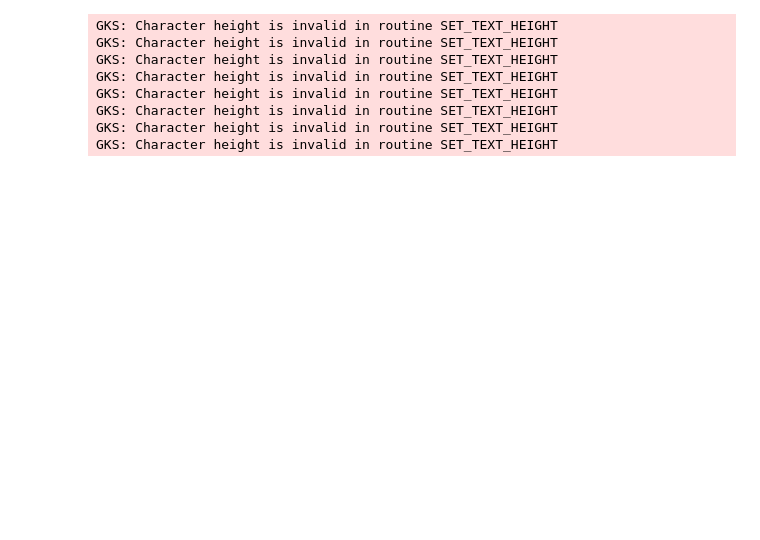
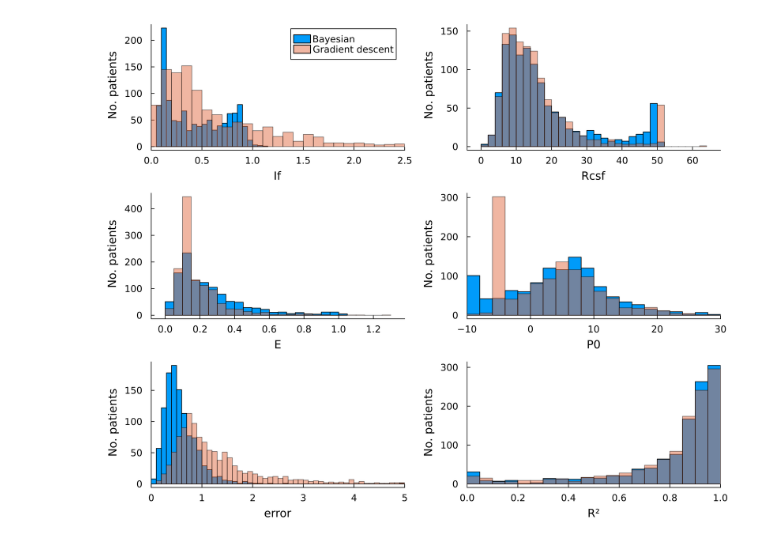
Before and after one commit to jeremi-chabros/CSF-dynamics, a Jupyter notebook: plot_histogram_icp2022.ipynb, the cells around one changed output. Saved outputs shown, nothing was run; the diff lists cells and outputs as text; code cells hidden in the pictures; blank space fills up the shorter version.

```diff
--- a/plot_histogram_icp2022.ipynb
+++ b/plot_histogram_icp2022.ipynb
@@ -1,65 +1,73 @@
 # %%
-using CSV, Plots, StatsBase
+using CSV, Plots, StatsBase, EffectSizes, HypothesisTests
 
 dfBayes = CSV.File("/Users/jjc/CSF/Results/Results_BayesSTD.csv")
+# dfBayes = CSV.File("/Users/jjc/CSF/Results/Results_Bayes4params.csv")
+# dfBayes = CSV.File("/Users/jjc/CSF/Results/Results_BayesPss.csv")
+
+
 dfICM = CSV.File("/Users/jjc/CSF/Results/results_raw_icm.csv")
 
-Rcsf = dfBayes.Rcsf
-E = dfBayes.E
-Ib = dfBayes.Ib
-P0 = dfBayes.P0
-error = dfBayes.error
-r2 = dfBayes.R2
-low_p0 = P0 .< -9.0
-high_rcsf = Rcsf .> 40.0
-high_ib = Ib .>= 1.0
+torm = .~(isnan.(dfBayes.R2))
+Rcsf = dfBayes.Rcsf[torm]
+E = dfBayes.E[torm]
+Ib = dfBayes.Ib[torm]
+P0 = dfBayes.P0[torm]
+error = dfBayes.error[torm]
+r2 = dfBayes.R2[torm]
+# low_p0 = P0 .< -9.0
+# high_rcsf = Rcsf .> 40.0
+# high_ib = Ib .>= 1.0
 
+Rcsf_icm = dfICM.Rcsf[torm]
+E_icm =    dfICM.E[torm]
+Ib_icm =   dfICM.Ib[torm]
+P0_icm =   dfICM.P0[torm]
+error_icm = dfICM.error[torm]
+r2_icm = dfICM.R2[torm]
 
-Rcsf_icm = dfICM.Rcsf
-E_icm =    dfICM.E
-Ib_icm =   dfICM.Ib
-P0_icm =   dfICM.P0
-error_icm = dfICM.error
-r2_icm = dfICM.R2
+# torm = low_p0 .|| high_rcsf .|| isnan.(Rcsf) .|| high_ib .|| isnan.(error_icm)
+# torm = .~torm
+# torm = Bool.(ones(length(error_icm)))
 
-torm = low_p0 .|| high_rcsf .|| isnan.(Rcsf) .|| high_ib .|| isnan.(error_icm)
-torm = .~torm
-torm = Bool.(ones(length(error_icm)))
 
 
 # histogram(P0[torm], bins=20, label="Bayesian")
 # histogram!(P0_icm[torm],bins=40, alpha=0.5, xlabel="Rcsf", ylabel="\n No. patients", label="Gradient descent", grid=false, legendfontsize=14, labelfontsize=15, tickfontsize=15, xlims=[-10.0, 30])
 
 # histogram(P0[torm], bins=20, label="Bayesian")
 # histogram!(P0_icm[torm],bins=40, alpha=0.5, xlabel="Pss", ylabel="\n No. patients", label="Gradient descent", grid=false, legendfontsize=14, labelfontsize=15, tickfontsize=15, xlims=[-10.0, 30], dpi=300)
 
 # Bins = collect(0:.5:3)
-h1 = histogram([abs.(Ib[torm])], nbins=20, label="Bayesian")
-histogram!([Ib_icm[torm]], nbins=200, alpha=0.5, xlabel="If", ylabel="\n No. patients", label="Gradient descent", grid=false, legendfontsize=14, labelfontsize=15, tickfontsize=15, dpi=300, xlims=[0,2.5])
+h1 = histogram([abs.(Ib)], nbins=20, label="Bayesian")
+histogram!([Ib_icm], nbins=100, alpha=0.5, xlabel="If", ylabel="\n No. patients", label="Gradient descent", grid=false, legendfontsize=14, labelfontsize=15, tickfontsize=15, dpi=300, xlims=[0,2.5])
 
 Bins = collect(0:1:50)
-h2 = histogram([Rcsf[torm]; Bins], label="Bayesian")
-histogram!([Rcsf_icm[torm]; Bins], alpha=0.5, xlabel="Rcsf", ylabel="\n No. patients", label="Gradient descent", grid=false, legendfontsize=14, labelfontsize=15, tickfontsize=15, dpi=300, legend=false)
+h2 = histogram([Rcsf; Bins], label="Bayesian", nbins=30)
+histogram!([Rcsf_icm; Bins], alpha=0.5, xlabel="Rcsf", ylabel="\n No. patients", label="Gradient descent", grid=false, legendfontsize=14, labelfontsize=15, tickfontsize=15, dpi=300, legend=false)
 
 Bins = collect(0:.1:1)
-h3 = histogram([E[torm];Bins], label="Bayesian")
-histogram!([E_icm[torm];Bins],alpha=0.5, xlabel="E", ylabel="\n No. patients", label="Gradient descent", grid=false, legendfontsize=14, labelfontsize=15, tickfontsize=15, dpi=300, legend=false)
+h3 = histogram([E;Bins], label="Bayesian")
+histogram!([E_icm;Bins],alpha=0.5, xlabel="E", ylabel="\n No. patients", label="Gradient descent", grid=false, legendfontsize=14, labelfontsize=15, tickfontsize=15, dpi=300, legend=false)
 
 Bins = collect(-20:.1:40)
-h4 = histogram([P0[torm]], label="Bayesian")
-histogram!([P0_icm[P0_icm.>-10]], nbins=20,alpha=0.5, xlabel="P0", ylabel="\n No. patients", label="Gradient descent", grid=false, legendfontsize=14, labelfontsize=15, tickfontsize=15, dpi=300, xlims=[-10,30], legend=false)
+h4 = histogram([P0], label="Bayesian")
+histogram!(P0_icm, nbins=100,alpha=0.5, xlabel="P0", ylabel="\n No. patients", label="Gradient descent", grid=false, legendfontsize=14, labelfontsize=15, tickfontsize=15, dpi=300, xlims=[-10,30], legend=false)
 
 # Bins = collect(0:0.1:10)
-h5 = histogram([error[torm]], label="Bayesian")
+h5 = histogram([error], label="Bayesian")
 histogram!([error_icm[error_icm.<1000]], nbins=500, alpha=0.5, xlabel="error", ylabel="\n No. patients", label="Gradient descent", grid=false, legendfontsize=14, labelfontsize=10, tickfontsize=15, dpi=300, xlims=[0,5], legend=false)
 
 # h6 = plot(legend=false,grid=false,foreground_color_subplot=:transparent, axis=false)
-h6 = histogram(r2[torm], label="Bayesian")
-histogram!([r2_icm[torm]], alpha=0.5, xlabel="R²", ylabel="\n No. patients", label="Gradient descent", grid=false, legendfontsize=14, labelfontsize=10, tickfontsize=15, dpi=300, xlims=[0,1], legend=false)
+h6 = histogram(r2, label="Bayesian")
+histogram!([r2_icm], alpha=0.5, xlabel="R²", ylabel="\n No. patients", label="Gradient descent", grid=false, legendfontsize=14, labelfontsize=10, tickfontsize=15, dpi=300, xlims=[0,1], legend=false)
 
 
 l = @layout [a b; c d; e f]
 plot(h1,h2,h3,h4,h5,h6,layout=l, size=(1000,800),legendfontsize=10,labelfontsize=12,tickfontsize=10)
 
 
+
 # savefig("/Users/jjc/CSF/Results/histogram_all.png")
+# %% [output]
+[figure, added]
@@ -68,12 +73,0 @@ histogram(Ib[.~isnan.(Ib)],bins=100)
-# %%
-plot(error_icm,seriestype=:scatter)
-error_icm[error_icm < 1000]
-# %% [output]
-GKS: Character height is invalid in routine SET_TEXT_HEIGHT
-GKS: Character height is invalid in routine SET_TEXT_HEIGHT
-GKS: Character height is invalid in routine SET_TEXT_HEIGHT
-GKS: Character height is invalid in routine SET_TEXT_HEIGHT
-GKS: Character height is invalid in routine SET_TEXT_HEIGHT
-GKS: Character height is invalid in routine SET_TEXT_HEIGHT
-GKS: Character height is invalid in routine SET_TEXT_HEIGHT
-GKS: Character height is invalid in routine SET_TEXT_HEIGHT
```
Also changed, not shown: parts of 4 cells of this notebook, 17 other files.
